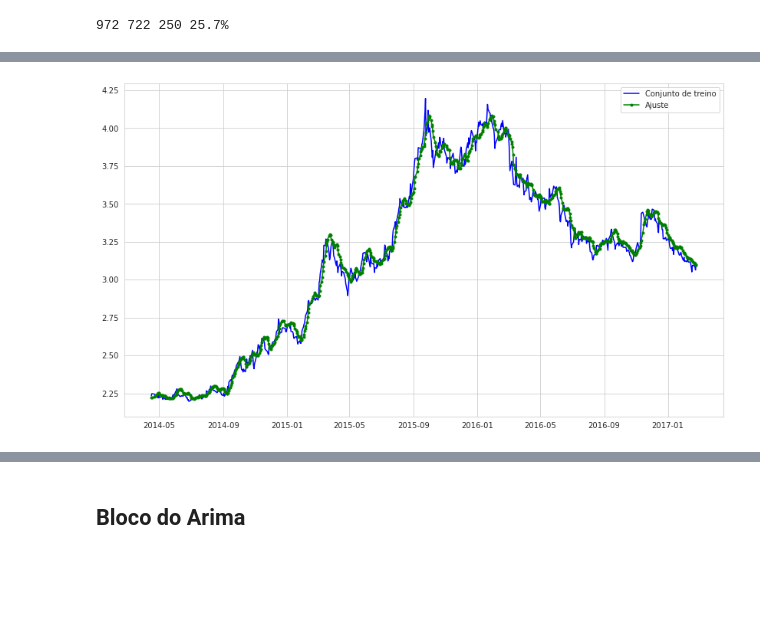
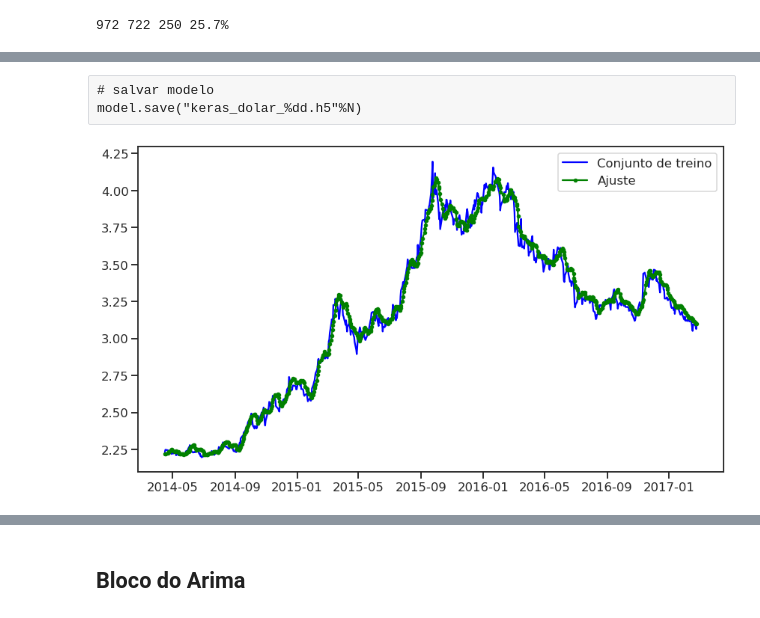
Before and after one commit to feanored/Perceptron, a Jupyter notebook: Keras_Arima_Perceptron.ipynb, the cells around one changed output, grey strips where cells are left out. Drawn from its saved outputs; the diff is of its cells as text; code cells hidden in the pictures; blank space fills up the shorter version.

```diff
--- a/Keras_Arima_Perceptron.ipynb
+++ b/Keras_Arima_Perceptron.ipynb
@@ -21,15 +21,14 @@ warnings.simplefilter("ignore", UserWarning)
 warnings.simplefilter("ignore", FutureWarning)
 warnings.filterwarnings("ignore")
 # %%
+import seaborn as sns
 import matplotlib.pyplot as plt
 from matplotlib.dates import DateFormatter
-import plotly.express as px
-%matplotlib inline
 pd.plotting.register_matplotlib_converters()
 plt.rcParams['figure.figsize']=(14,8)
-import seaborn
-seaborn.set
-seaborn.set_style("whitegrid")
+sns.set
+sns.set_style("ticks")
+sns.set_context("talk", font_scale=1.0)
 # %%
 def gerar_janelas(lista, tam):
     '''(np.array, int) -> np.array, np.array'''
@@ -158,14 +148,17 @@ model.save("keras_dolar_%dd.h5"%N)
+# %% [raw]
+# salvar modelo
+model.save("keras_dolar_%dd.h5"%N)
 # %%
 # carregar modelo
-#model = keras.models.load_model("keras_dolar_%dd.h5"%7)
+model = keras.models.load_model("keras_dolar_%dd.h5"%N)
 
 # Plotando previsões versus real do conjunto de treino
 y_train_pred = model.predict(x_train).reshape(-1)
 
 plt.plot(dias_treino, y_train, "b-", label="Conjunto de treino")
 plt.plot(dias_treino, y_train_pred, "g.-", label="Ajuste")
 plt.legend(loc=1)
 plt.show()
 # %% [output]
-[figure, old version]
+[figure, new version]
 # %%
```
Also changed, not shown: parts of 33 cells of this notebook, 5 other files.
